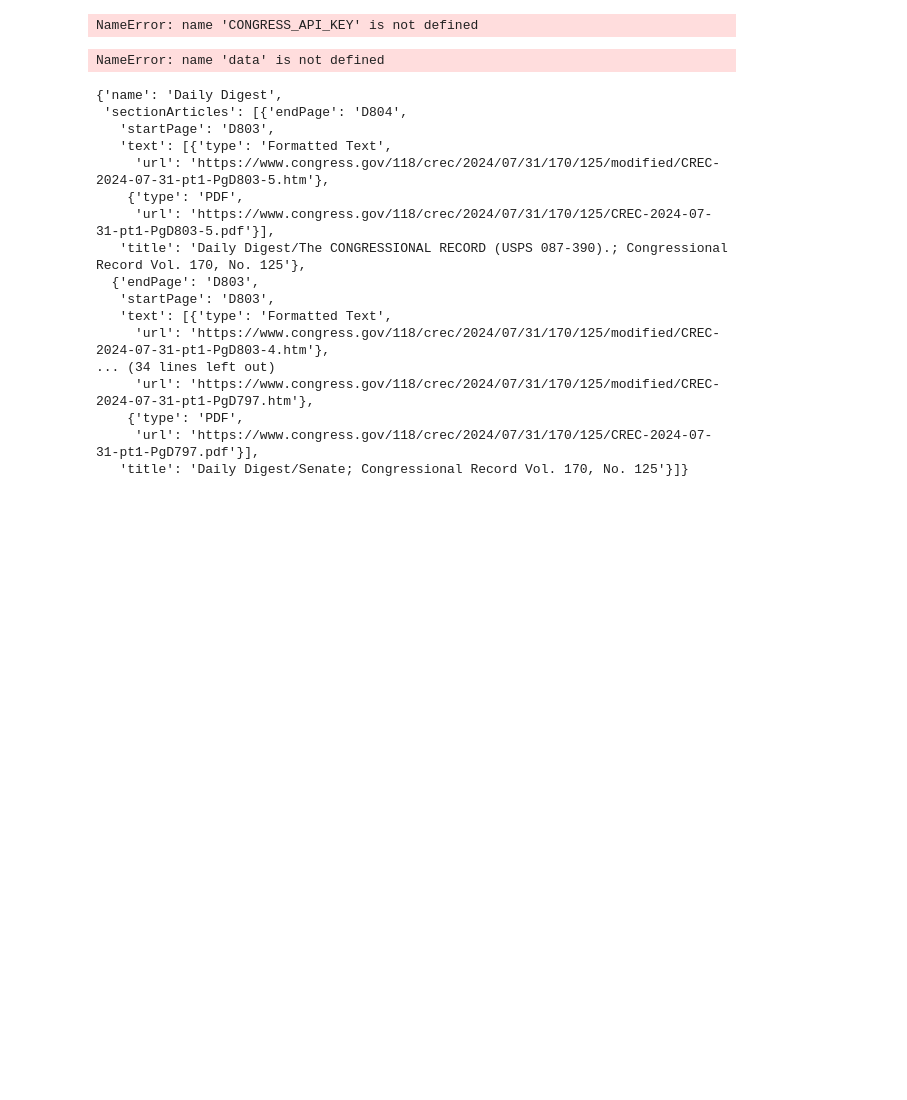
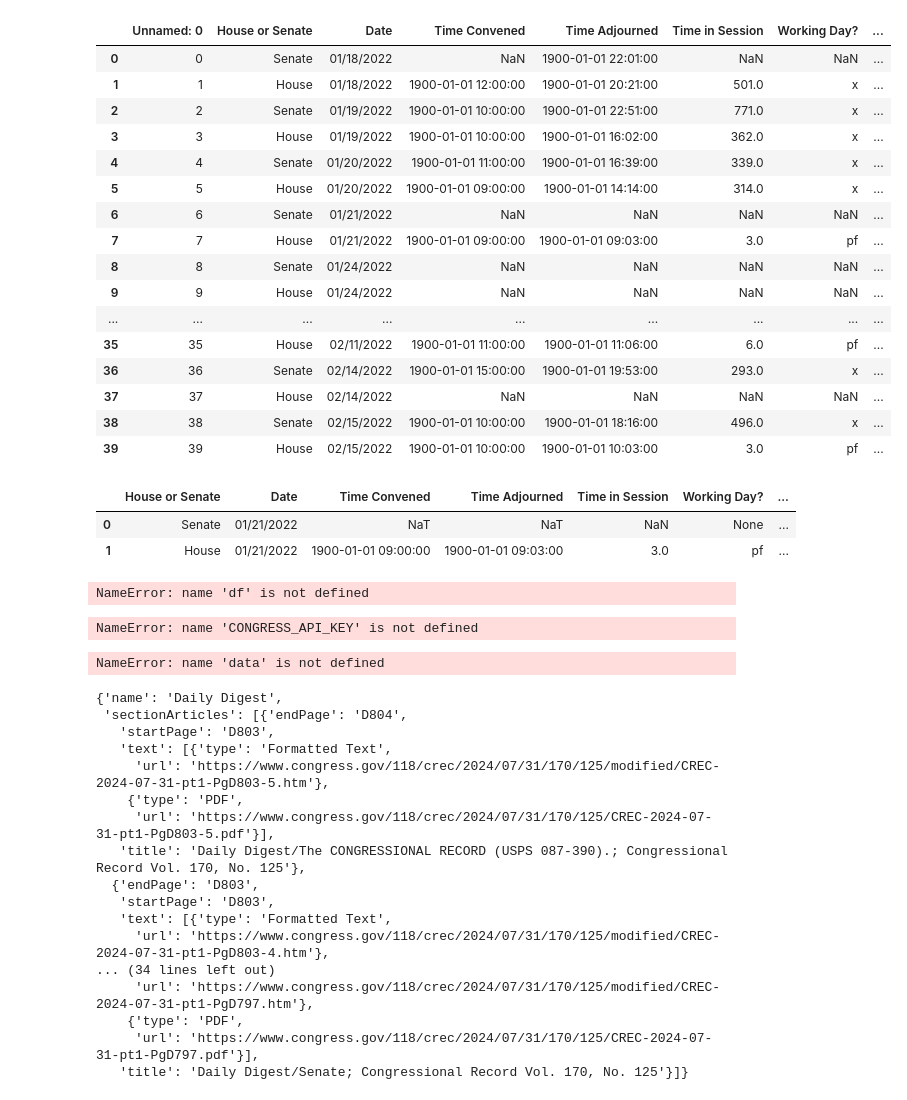
Before and after one commit to rachelorey/healthy-congress-index, a Jupyter notebook: workingdays.ipynb, the cells around one changed output. Saved outputs shown, nothing was run; the diff lists cells and outputs as text; code cells hidden in the pictures; blank space fills up the shorter version.

```diff
--- a/workingdays.ipynb
+++ b/workingdays.ipynb
@@ -37,3 +176,64 @@ NameError: name 'volume_number' is not defined
+# %%
+pd.read_csv("220115_to_220215.csv")
+# %% [output]
+|  | Unnamed: 0 | House or Senate | Date | Time Convened | Time Adjourned | Time in Session | Working Day? | ... |
+| 0 | 0 | Senate | 01/18/2022 | NaN | 1900-01-01 22:01:00 | NaN | NaN | ... |
+| 1 | 1 | House | 01/18/2022 | 1900-01-01 12:00:00 | 1900-01-01 20:21:00 | 501.0 | x | ... |
+| 2 | 2 | Senate | 01/19/2022 | 1900-01-01 10:00:00 | 1900-01-01 22:51:00 | 771.0 | x | ... |
+| 3 | 3 | House | 01/19/2022 | 1900-01-01 10:00:00 | 1900-01-01 16:02:00 | 362.0 | x | ... |
+| 4 | 4 | Senate | 01/20/2022 | 1900-01-01 11:00:00 | 1900-01-01 16:39:00 | 339.0 | x | ... |
+| 5 | 5 | House | 01/20/2022 | 1900-01-01 09:00:00 | 1900-01-01 14:14:00 | 314.0 | x | ... |
+| 6 | 6 | Senate | 01/21/2022 | NaN | NaN | NaN | NaN | ... |
+| 7 | 7 | House | 01/21/2022 | 1900-01-01 09:00:00 | 1900-01-01 09:03:00 | 3.0 | pf | ... |
+| 8 | 8 | Senate | 01/24/2022 | NaN | NaN | NaN | NaN | ... |
+| 9 | 9 | House | 01/24/2022 | NaN | NaN | NaN | NaN | ... |
+| ... | ... | ... | ... | ... | ... | ... | ... | ... |
+| 35 | 35 | House | 02/11/2022 | 1900-01-01 11:00:00 | 1900-01-01 11:06:00 | 6.0 | pf | ... |
+| 36 | 36 | Senate | 02/14/2022 | 1900-01-01 15:00:00 | 1900-01-01 19:53:00 | 293.0 | x | ... |
+| 37 | 37 | House | 02/14/2022 | NaN | NaN | NaN | NaN | ... |
+| 38 | 38 | Senate | 02/15/2022 | 1900-01-01 10:00:00 | 1900-01-01 18:16:00 | 496.0 | x | ... |
+| 39 | 39 | House | 02/15/2022 | 1900-01-01 10:00:00 | 1900-01-01 10:03:00 | 3.0 | pf | ... |
+# %%
+df
+# %% [output]
+|  | House or Senate | Date | Time Convened | Time Adjourned | Time in Session | Working Day? | ... |
+| 0 | Senate | 01/21/2022 | NaT | NaT | NaN | None | ... |
+| 1 | House | 01/21/2022 | 1900-01-01 09:00:00 | 1900-01-01 09:03:00 | 3.0 | pf | ... |
+# %%
+    results = df
+    dfhouse = df
+    df = df[df["House or Senate"]=="Senate"]
+    Q1 = df[str("01/01/"+datestart.strftime("%Y"))<df['Date']]
+    Q1 = Q1[str("03/31/"+datestart.strftime("%Y"))>=Q1['Date']]
+    Q2 = df[str("03/31/"+datestart.strftime("%Y"))<df['Date']]
+    Q2 = Q2[str("06/30/"+datestart.strftime("%Y"))>=Q2['Date']]
+    Q3 = df[str("06/30/"+datestart.strftime("%Y"))<df['Date']]
+    Q3 = Q3[str("09/30/"+datestart.strftime("%Y"))>=Q3['Date']]
+    Q4 = df[str("09/30/"+datestart.strftime("%Y"))<df['Date']]
+    Q4 = Q4[str("12/31/"+datestart.strftime("%Y"))>=Q4['Date']]
+    ls = [len(Q1[Q1["Working Day?"] == "x"]),len(Q2[Q2["Working Day?"] == "x"]),len(Q3[Q3["Working Day?"] == "x"]),len(Q4[Q4["Working Day?"] == "x"])]
+
+    dfhouse = dfhouse[dfhouse["House or Senate"]=="House"]
+    Q1 = dfhouse[str("01/01/"+datestart.strftime("%Y"))<dfhouse['Date']]
+    Q1 = Q1[str("03/31/"+datestart.strftime("%Y"))>=Q1['Date']]
+    Q2 = dfhouse[str("03/31/"+datestart.strftime("%Y"))<dfhouse['Date']]
+    Q2 = Q2[str("06/30/"+datestart.strftime("%Y"))>=Q2['Date']]
+    Q3 = dfhouse[str("06/30/"+datestart.strftime("%Y"))<dfhouse['Date']]
+    Q3 = Q3[str("09/30/"+datestart.strftime("%Y"))>=Q3['Date']]
+    Q4 = dfhouse[str("09/30/"+datestart.strftime("%Y"))<dfhouse['Date']]
+    Q4 = Q4[str("12/31/"+datestart.strftime("%Y"))>=Q4['Date']]
+    lsH = [len(Q1[Q1["Working Day?"] == "x"]),len(Q2[Q2["Working Day?"] == "x"]),len(Q3[Q3["Working Day?"] == "x"]),len(Q4[Q4["Working Day?"] == "x"])]
+    if len(ls) < len(lsH):
+        for i in range(len(lsH)-len(ls)):
+            ls.append(None)
+    elif len(lsH) < len(ls):
+        for i in range(len(ls)-len(lsH)):
+            lsH.append(None)
+    summary = pd.DataFrame(zip(ls,lsH),index=["Q1","Q2","Q3","Q4"],columns=["Working Days - Senate","Working Days - House"])
+    l = pd.DataFrame([[start,dateend.strftime("%m/%d/%Y")]],columns=["Working Days - Senate","Working Days - House"],index=["Date Range"])
+    summary = summary.append(l)
+# %% [output]
+NameError: name 'df' is not defined
 # %%
 print()
 # %% [output]
```
Also changed, not shown: parts of 9 cells of this notebook, 2 other files.
